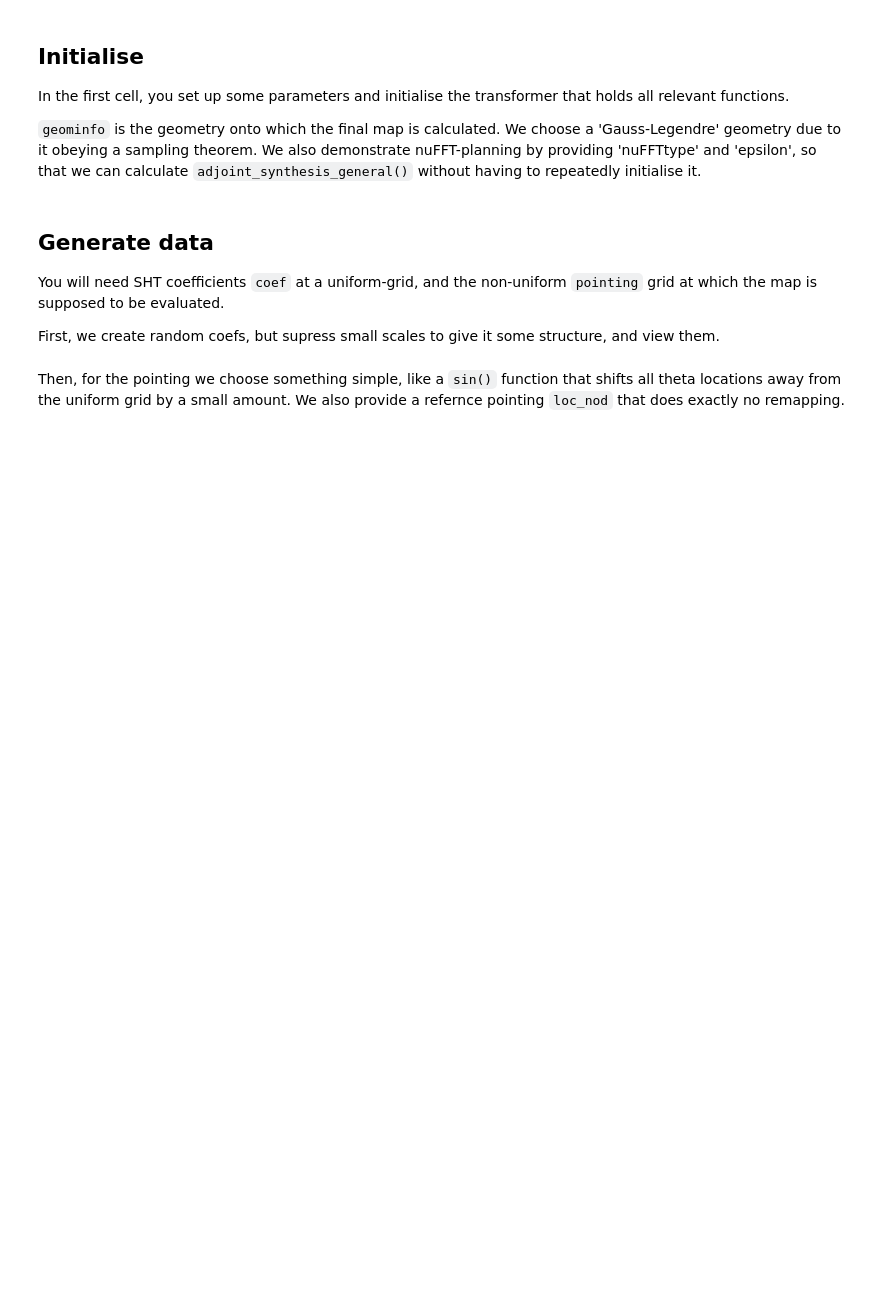
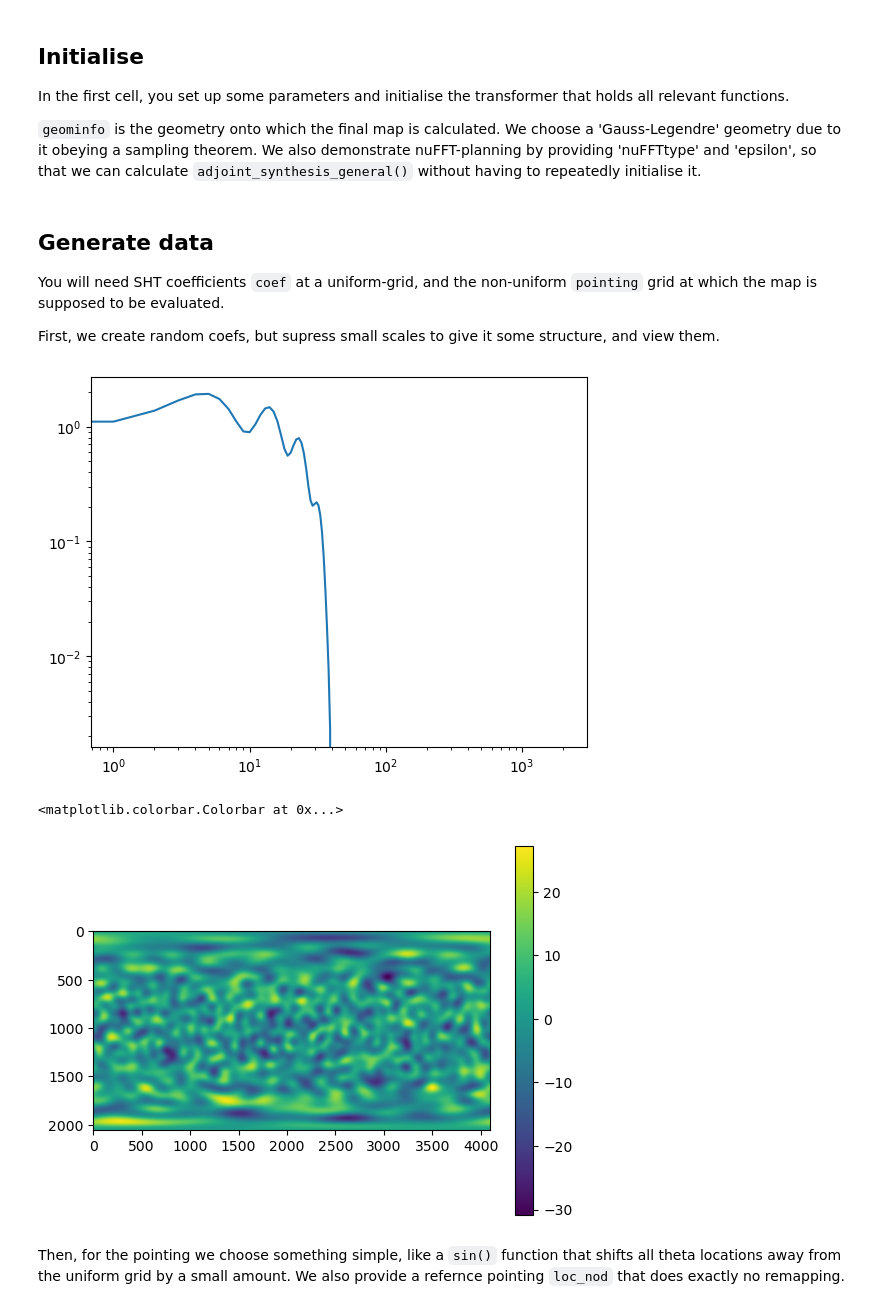
Before and after one commit to Sebastian-Belkner/cunuSHT, a Jupyter notebook: first_steps/adjoint_synthesis_general.ipynb, the cells around one changed output. Drawn from its saved outputs; the diff is of its cells as text; code cells hidden in the pictures; blank space fills up the shorter version.

```diff
--- a/first_steps/adjoint_synthesis_general.ipynb
+++ b/first_steps/adjoint_synthesis_general.ipynb
@@ -16,7 +16,7 @@ from mpl_toolkits.axes_grid1 import make_axes_locatable
 import cunusht
 from cunusht.utils import synalm, Alm
 
-def get_toymap(plot_fid=False):
+def get_toymap(t, plot_fid=False):
     def smoothstep(x, x_min=0, x_max=1, N=1):
         x = np.clip((x - x_min) / (x_max - x_min), 0, 1)
         result = 0
@@ -30,4 +30,7 @@ def get_toymap(plot_fid=False):
     if plot_fid:
         plt.plot(cl)
         plt.loglog()
-    return synalm(cl, lmax=lmax, mmax=lmax)
+    alm = synalm(cl, lmax=lmax, mmax=lmax)
+    out = cp.empty(t.deflectionlib.geom.npix())
+    t.deflectionlib.synthesis_cupy(cp.array(alm), lmax=lmax, mmax=mmax, out=out)
+    return out
@@ -69,3 +63,12 @@ plt.colorbar()
+# %%
+m = get_toymap(tGPU, True)
+plt.show()
+plt.imshow(m.get().reshape(-1,lmax+1).T)
+plt.colorbar()
+# %% [output]
+[figure, added]
+<matplotlib.colorbar.Colorbar at 0x...>
+[figure, added]
 # %% [markdown]
 Then, for the pointing we choose something simple, like a `sin()` function that shifts all theta locations away from the uniform grid by a small amount. We also provide a refernce pointing `loc_nod` that does exactly no remapping.
 # %%
```
Also changed, not shown: parts of 27 cells of this notebook, 7 other files.
